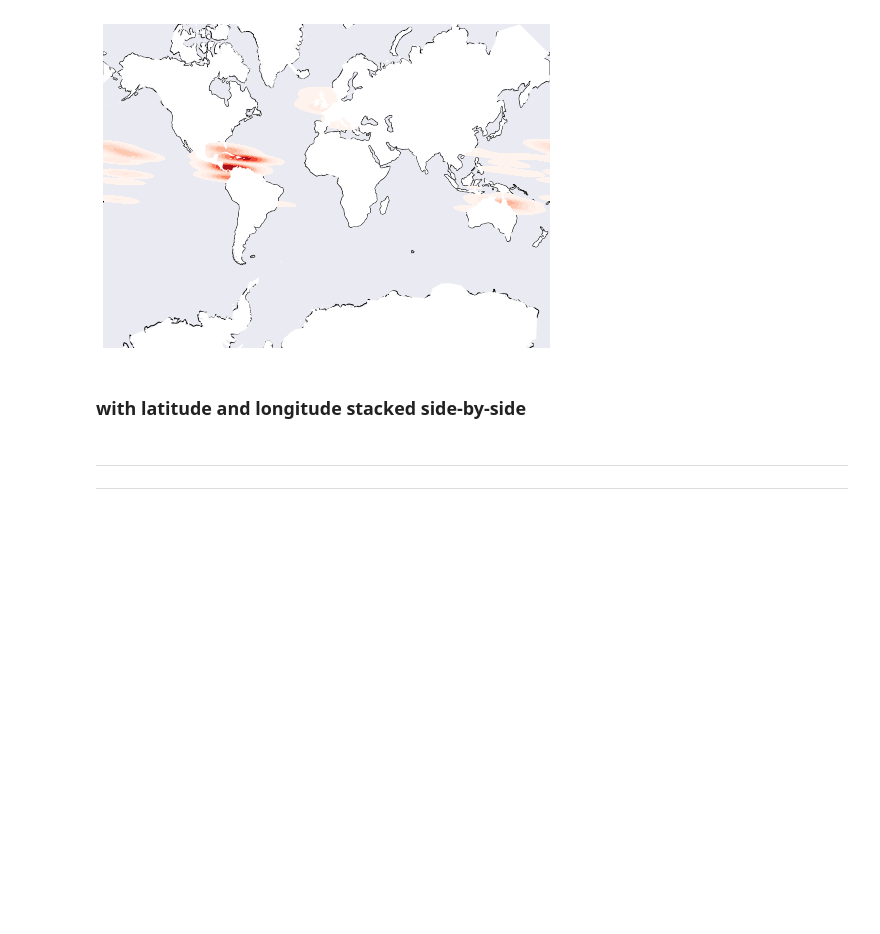
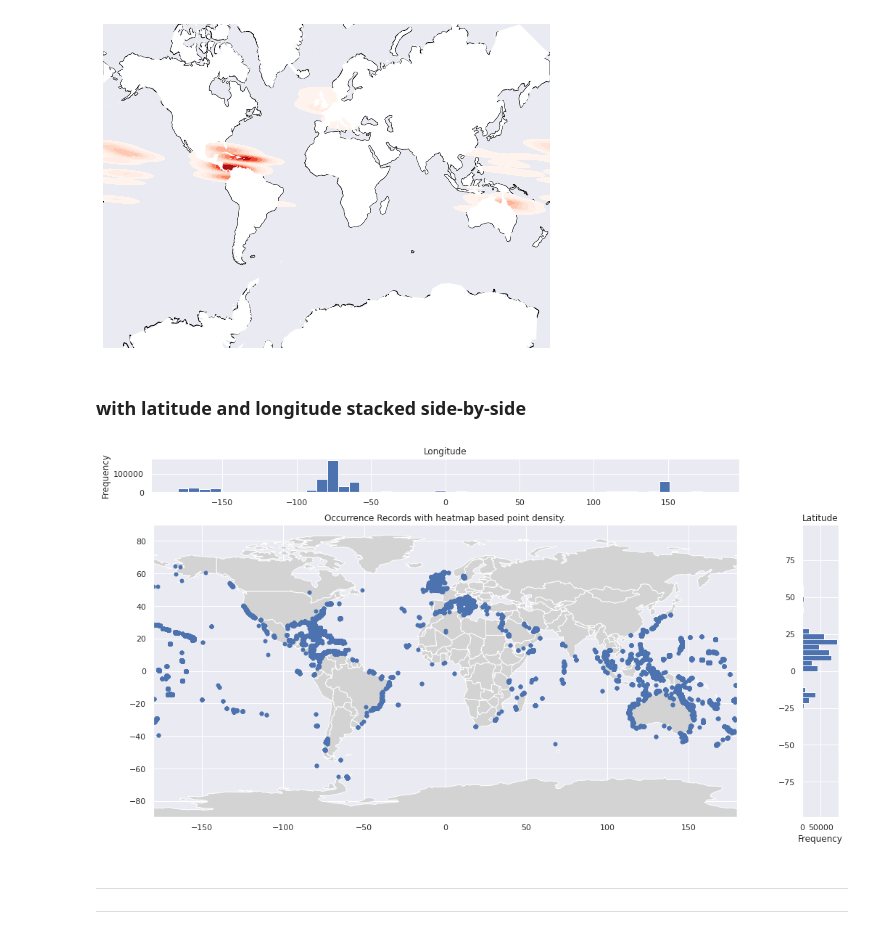
Before and after one commit to iobis/pyobis, a Jupyter notebook: notebooks/biodiversity_mapping.ipynb, the cells around one changed output. Drawn from its saved outputs; the diff is of its cells as text; code cells hidden in the pictures; blank space fills up the shorter version.

```diff
--- a/notebooks/biodiversity_mapping.ipynb
+++ b/notebooks/biodiversity_mapping.ipynb
@@ -139,23 +139,25 @@ geoplot.kdeplot(gdf, cmap='Reds', shade=True, clip=basins, ax=ax);
 # %%
 f, axes = plt.subplots(2, 2, figsize=(17,9.1), gridspec_kw={'width_ratios': [16, 1], 'height_ratios': [1, 8.7]})
 df["decimalLongitude"].astype(int).plot.hist(ax=axes[0][0], bins=50, range=(-180, 180))
 axes[0][0].set_title("Longitude")
 
 axes[0][1].set_facecolor('white')
 axes[0][1].tick_params(left=False, bottom=False, labelbottom=False, labelleft=False)
 
-axes[1][0] = geoplot.polyplot(countries, projection=geoplot.crs.PlateCarree())
-geoplot.kdeplot(gdf, cmap='Reds', shade=True, clip=basins, ax=axes[1][0]);
+countries.plot(color="lightgrey", figsize=(16, 8.4), ax = axes[1][0])
+sns.scatterplot(data=df, x="decimalLongitude", y="decimalLatitude", linewidth=0, ax=axes[1][0])
 
 axes[1][0].set_xlim(-180,180)
 axes[1][0].set_ylim(-90, 90)
 axes[1][0].set_title("Occurrence Records with heatmap based point density.")
 axes[1][0].set_xlabel("")
 axes[1][0].set_ylabel("")
 df["decimalLatitude"].astype(int).plot.hist(orientation='horizontal', ax=axes[1][1], bins=50, range=(-90, 90))
 
 axes[1][1].set_title("Latitude")
 plt.show()
+# %% [output]
+[figure, added]
 # %% [markdown]
 --------------------
 --------------------
```
